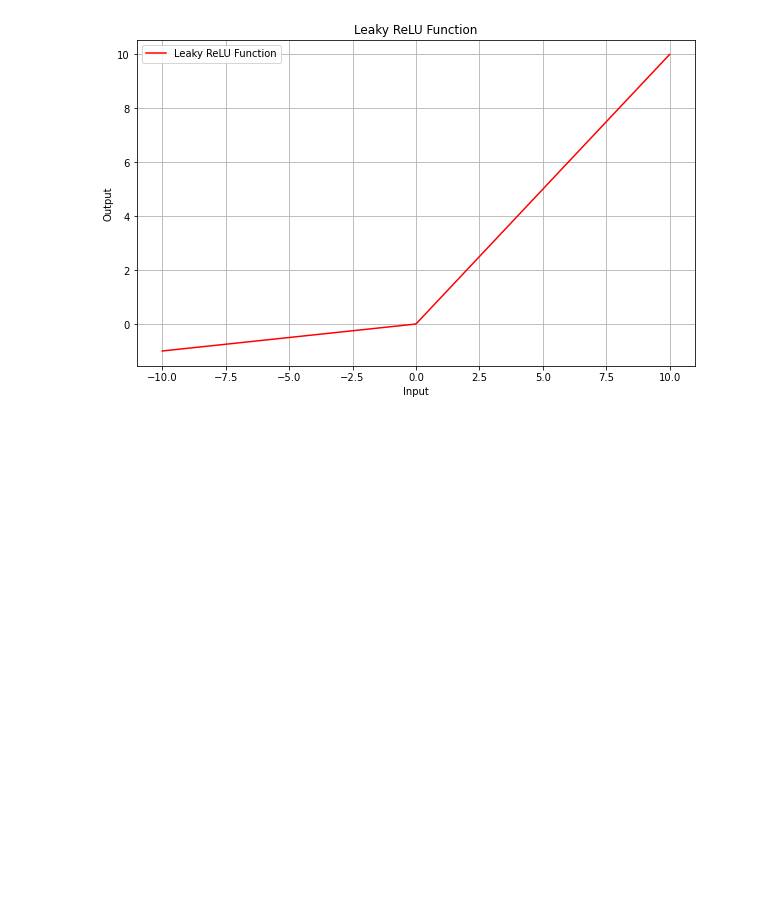
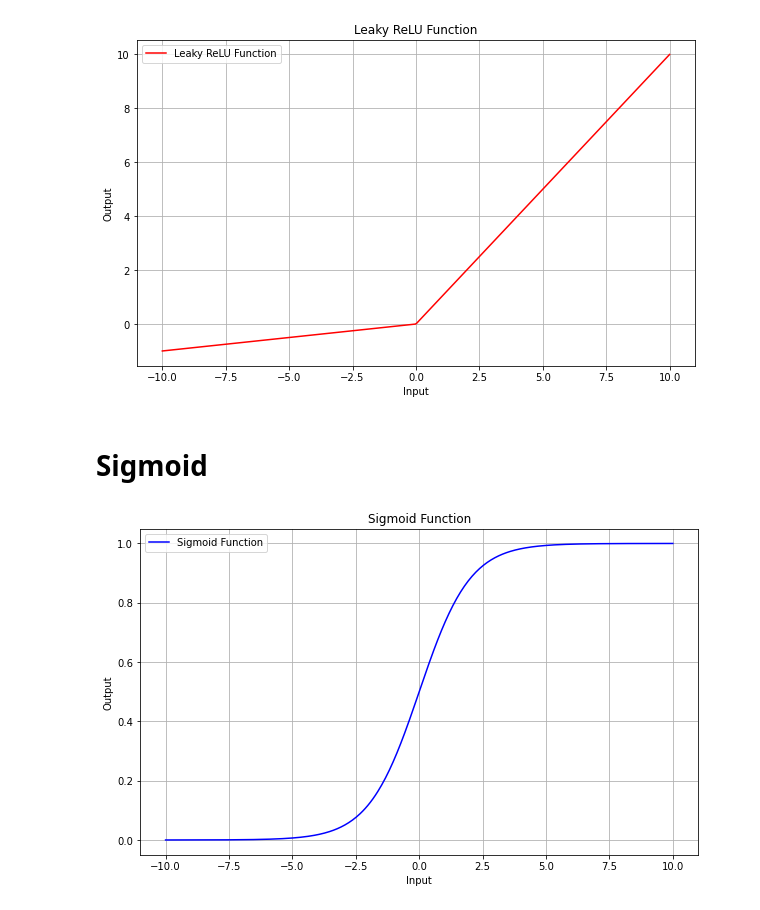
Before and after one commit to Basir-ku/Activation-Function, a Jupyter notebook: Activation Function.ipynb, the cells around one changed output. Drawn from its saved outputs; the diff is of its cells as text; code cells hidden in the pictures; blank space fills up the shorter version.

Commit message:
sigmoid

```diff
--- a/Activation Function.ipynb
+++ b/Activation Function.ipynb
@@ -50,3 +50,29 @@ plt.legend()
 plt.show()
 # %% [output]
 [figure]
+# %% [markdown]
+# Sigmoid
+# %%
+import numpy as np
+import matplotlib.pyplot as plt
+
+# Define the Sigmoid function
+def sigmoid(x):
+    return 1 / (1 + np.exp(-x))
+
+# Generate a range of values from -10 to 10
+x_values = np.linspace(-10, 10, 400)
+# Apply the Sigmoid function to these values
+y_values_sigmoid = sigmoid(x_values)
+
+# Plot the Sigmoid function
+plt.figure(figsize=(10, 6))
+plt.plot(x_values, y_values_sigmoid, label='Sigmoid Function', color='blue')
+plt.title('Sigmoid Function')
+plt.xlabel('Input')
+plt.ylabel('Output')
+plt.grid(True)
+plt.legend()
+plt.show()
+# %% [output]
+[figure, added]
```
